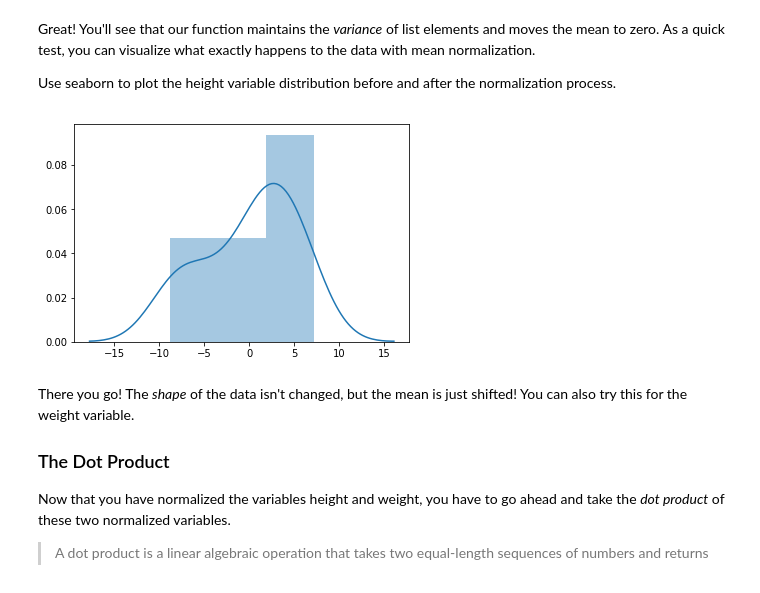
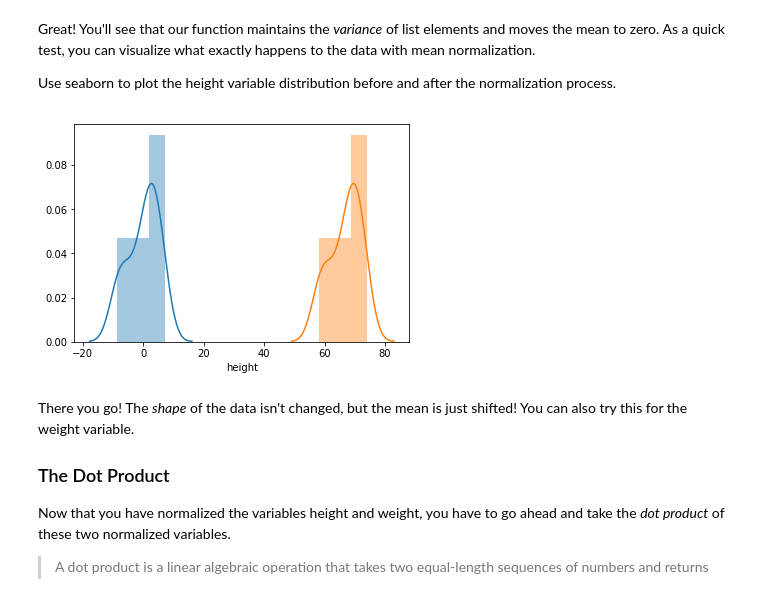
Before and after one commit to cdefaux/dsc-correlation-covariance-lab-atlanta-ds-062419, a Jupyter notebook: index.ipynb, the cells around one changed output. Saved outputs shown, nothing was run; the diff lists cells and outputs as text; code cells hidden in the pictures.

```diff
--- a/index.ipynb
+++ b/index.ipynb
@@ -105,12 +105,12 @@ Use seaborn to plot the height variable distribution before and after the normal
 # %%
 import seaborn as sns
 import matplotlib.pyplot as plt
 
 sns.distplot(mean_normalize(df.height))
-
+sns.distplot(df.height)
 plt.show()
 # %% [output]
-[figure, old version]
+[figure, new version]
 # %% [markdown]
 There you go! The _shape_ of the data isn't changed, but the mean is just shifted! You can also try this for the weight variable.
 
```
